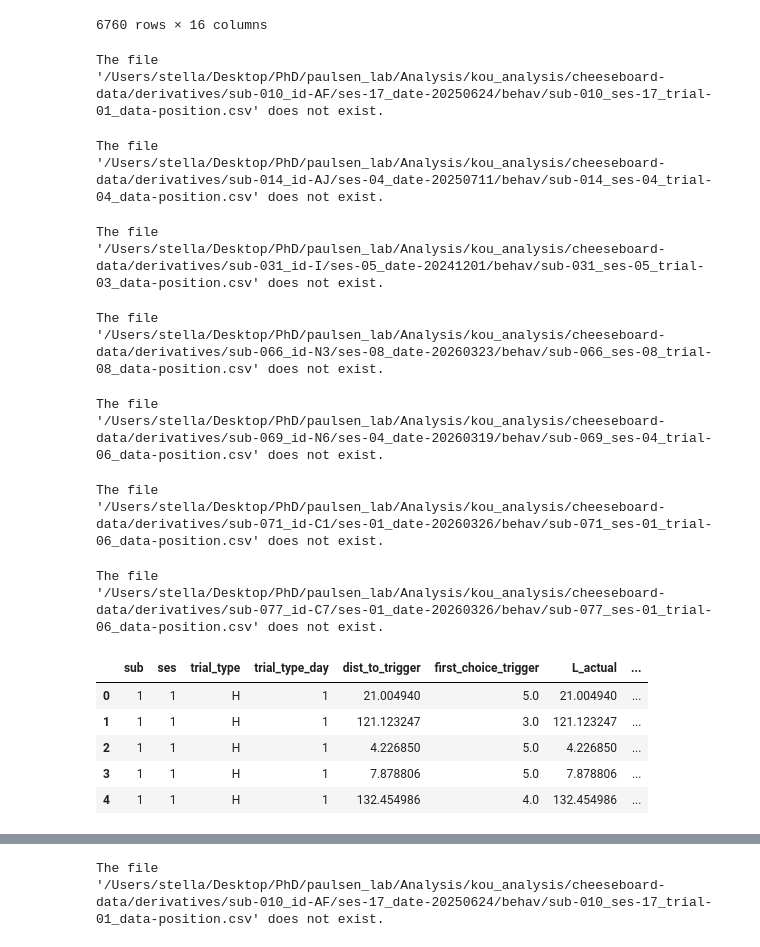
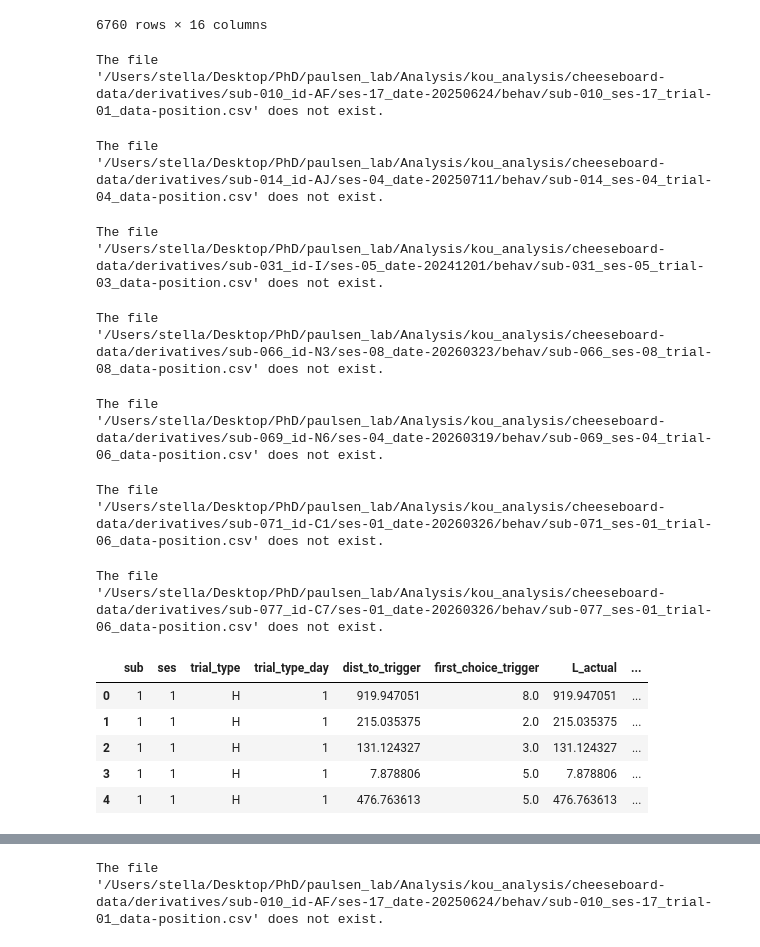
Before and after one commit to Koushouu/Cheeseboard, a Jupyter notebook: exploratory/distance_and_speed.ipynb, the cells around one changed output, grey strips where cells are left out. Drawn from its saved outputs; the diff is of its cells as text; code cells hidden in the pictures.

```diff
--- a/exploratory/distance_and_speed.ipynb
+++ b/exploratory/distance_and_speed.ipynb
@@ -717,7 +717,7 @@ metadata['path_eff']             = np.nan   # L_shortest / L_actual * 100
 R_TRIGGER = (10/1.2)
 
 # --- SETTINGS you can comment/uncomment ---
-REQUIRE_STAY_2S = False          # False → any entry; True → require ≥2 s stay
+REQUIRE_STAY_2S = True          # False → any entry; True → require ≥2 s stay
 MIN_DUR_MS      = 2000           # min duration threshold in ms
 # -----------------------------------------
 
@@ -882,35 +882,35 @@ for trial_id in tqdm(range(len(metadata))):
     else:
         path_eff = np.nan
 
     # ------------------------------------------------------------
     # Store everything
     # ------------------------------------------------------------
     metadata.at[trial_id, 'dist_to_trigger']      = L_actual
     metadata.at[trial_id, 'first_choice_trigger'] = trig_first
     metadata.at[trial_id, 'L_actual']             = L_actual
     metadata.at[trial_id, 'L_shortest']           = L_shortest
     metadata.at[trial_id, 'CIPL']                 = CIPL
     metadata.at[trial_id, 'path_eff']             = path_eff
 
 # quick check
 metadata[['sub','ses','trial_type','trial_type_day',
           'dist_to_trigger',
           'first_choice_trigger',
           'L_actual',
           'L_shortest',
           'CIPL',
           'path_eff']].head()
 # %% [output]
 The file '/Users/stella/Desktop/PhD/paulsen_lab/Analysis/kou_analysis/cheeseboard-data/derivatives/sub-010_id-AF/ses-17_date-20250624/behav/sub-010_ses-17_trial-01_data-position.csv' does not exist.
 The file '/Users/stella/Desktop/PhD/paulsen_lab/Analysis/kou_analysis/cheeseboard-data/derivatives/sub-014_id-AJ/ses-04_date-20250711/behav/sub-014_ses-04_trial-04_data-position.csv' does not exist.
 The file '/Users/stella/Desktop/PhD/paulsen_lab/Analysis/kou_analysis/cheeseboard-data/derivatives/sub-031_id-I/ses-05_date-20241201/behav/sub-031_ses-05_trial-03_data-position.csv' does not exist.
 The file '/Users/stella/Desktop/PhD/paulsen_lab/Analysis/kou_analysis/cheeseboard-data/derivatives/sub-066_id-N3/ses-08_date-20260323/behav/sub-066_ses-08_trial-08_data-position.csv' does not exist.
 The file '/Users/stella/Desktop/PhD/paulsen_lab/Analysis/kou_analysis/cheeseboard-data/derivatives/sub-069_id-N6/ses-04_date-20260319/behav/sub-069_ses-04_trial-06_data-position.csv' does not exist.
 The file '/Users/stella/Desktop/PhD/paulsen_lab/Analysis/kou_analysis/cheeseboard-data/derivatives/sub-071_id-C1/ses-01_date-20260326/behav/sub-071_ses-01_trial-06_data-position.csv' does not exist.
 The file '/Users/stella/Desktop/PhD/paulsen_lab/Analysis/kou_analysis/cheeseboard-data/derivatives/sub-077_id-C7/ses-01_date-20260326/behav/sub-077_ses-01_trial-06_data-position.csv' does not exist.
 |  | sub | ses | trial_type | trial_type_day | dist_to_trigger | first_choice_trigger | L_actual | ... |
-| 0 | 1 | 1 | H | 1 | 21.004940 | 5.0 | 21.004940 | ... |
-| 1 | 1 | 1 | H | 1 | 121.123247 | 3.0 | 121.123247 | ... |
-| 2 | 1 | 1 | H | 1 | 4.226850 | 5.0 | 4.226850 | ... |
+| 0 | 1 | 1 | H | 1 | 919.947051 | 8.0 | 919.947051 | ... |
+| 1 | 1 | 1 | H | 1 | 215.035375 | 2.0 | 215.035375 | ... |
+| 2 | 1 | 1 | H | 1 | 131.124327 | 3.0 | 131.124327 | ... |
 | 3 | 1 | 1 | H | 1 | 7.878806 | 5.0 | 7.878806 | ... |
-| 4 | 1 | 1 | H | 1 | 132.454986 | 4.0 | 132.454986 | ... |
+| 4 | 1 | 1 | H | 1 | 476.763613 | 5.0 | 476.763613 | ... |
```
Also changed, not shown: parts of 3 cells of this notebook, 3 other files.
